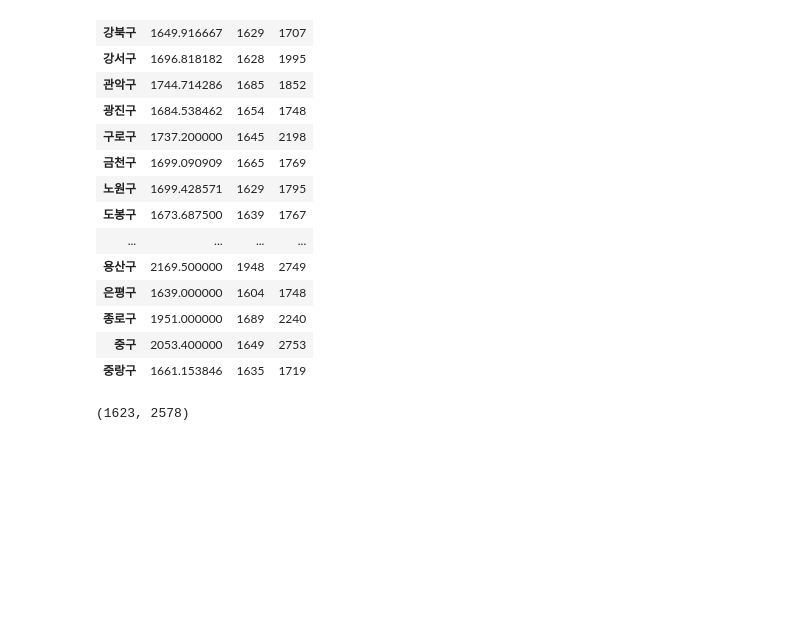
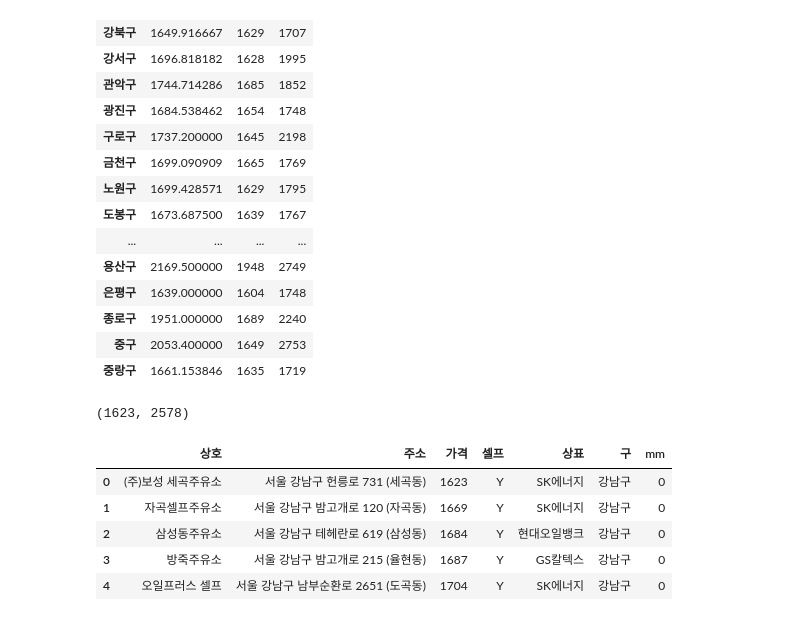
Before and after one commit to hyewon961117/hwstudy, a Jupyter notebook: 크롤링/HW22_동적_3_opinet 싼 주유소.ipynb, the cells around one changed output. Saved outputs shown, nothing was run; the diff lists cells and outputs as text; code cells hidden in the pictures; blank space fills up the shorter version.

```diff
--- a/크롤링/HW22_동적_3_opinet 싼 주유소.ipynb
+++ b/크롤링/HW22_동적_3_opinet 싼 주유소.ipynb
@@ -330,3 +333,14 @@ mi, ma = int(mi), int(ma)
 mi, ma
 # %% [output]
 (1623, 2578)
+# %%
+# 컬럼을 하나 추가 (최대값인지 최소값인지 결정해서 넣을 예정)
+df['mm'] = np.zeros(df.shape[0], int)
+df.head()
+# %% [output]
+|  | 상호 | 주소 | 가격 | 셀프 | 상표 | 구 | mm |
+| 0 | (주)보성 세곡주유소 | 서울 강남구 헌릉로 731 (세곡동) | 1623 | Y | SK에너지 | 강남구 | 0 |
+| 1 | 자곡셀프주유소 | 서울 강남구 밤고개로 120 (자곡동) | 1669 | Y | SK에너지 | 강남구 | 0 |
+| 2 | 삼성동주유소 | 서울 강남구 테헤란로 619 (삼성동) | 1684 | Y | 현대오일뱅크 | 강남구 | 0 |
+| 3 | 방죽주유소 | 서울 강남구 밤고개로 215 (율현동) | 1687 | Y | GS칼텍스 | 강남구 | 0 |
+| 4 | 오일프러스 셀프 | 서울 강남구 남부순환로 2651 (도곡동) | 1704 | Y | SK에너지 | 강남구 | 0 |
```
Also changed, not shown: parts of 22 cells of this notebook, 3 other files.
